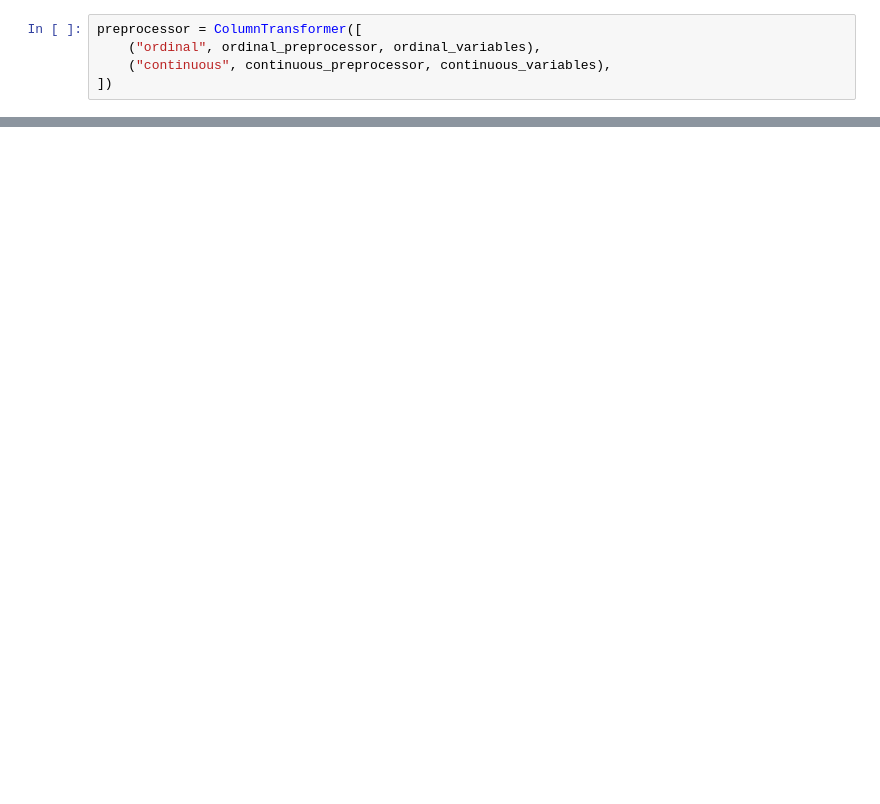
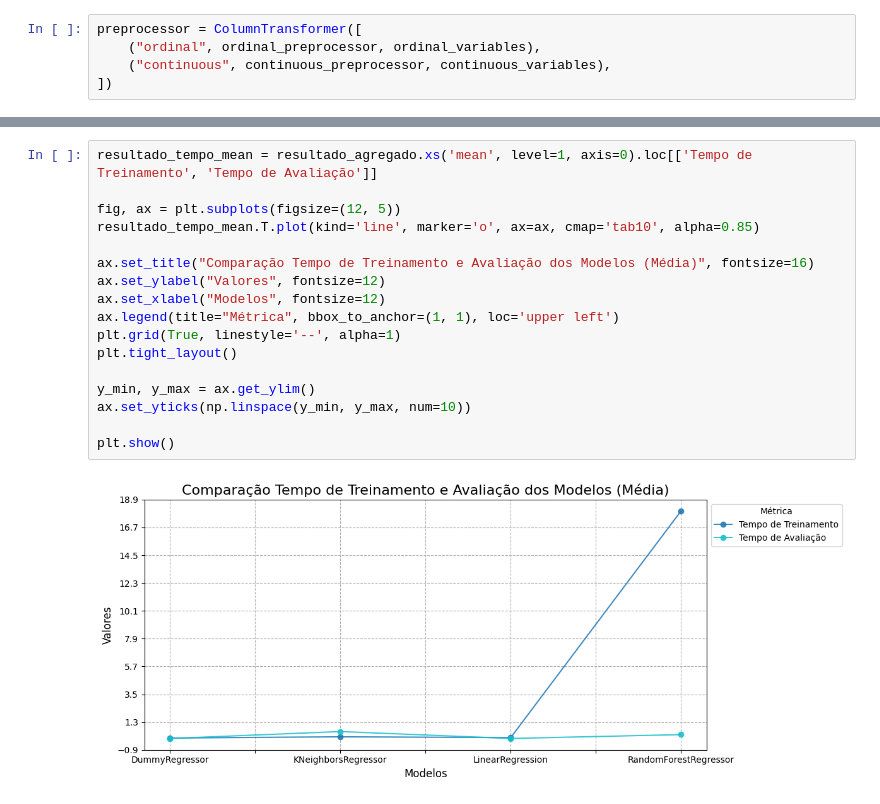
Before and after one commit to laayrd/avanti-bootcamp-cdd, a Jupyter notebook: notebooks/02-comparative_analysis.ipynb, the cells around one changed output, grey strips where cells are left out. Cells and saved outputs as stored; diff of their text form; blank space fills up the shorter version.

```diff
--- a/notebooks/02-comparative_analysis.ipynb
+++ b/notebooks/02-comparative_analysis.ipynb
@@ -59,0 +265,19 @@ preprocessor = ColumnTransformer([
+# %%
+resultado_tempo_mean = resultado_agregado.xs('mean', level=1, axis=0).loc[['Tempo de Treinamento', 'Tempo de Avaliação']]
+
+fig, ax = plt.subplots(figsize=(12, 5))
+resultado_tempo_mean.T.plot(kind='line', marker='o', ax=ax, cmap='tab10', alpha=0.85)
+
+ax.set_title("Comparação Tempo de Treinamento e Avaliação dos Modelos (Média)", fontsize=16)
+ax.set_ylabel("Valores", fontsize=12)
+ax.set_xlabel("Modelos", fontsize=12)
+ax.legend(title="Métrica", bbox_to_anchor=(1, 1), loc='upper left')
+plt.grid(True, linestyle='--', alpha=1)
+plt.tight_layout()
+
+y_min, y_max = ax.get_ylim()
+ax.set_yticks(np.linspace(y_min, y_max, num=10))
+
+plt.show()
+# %% [output]
+[figure, added]
```
Also changed, not shown: parts of 33 cells of this notebook.
